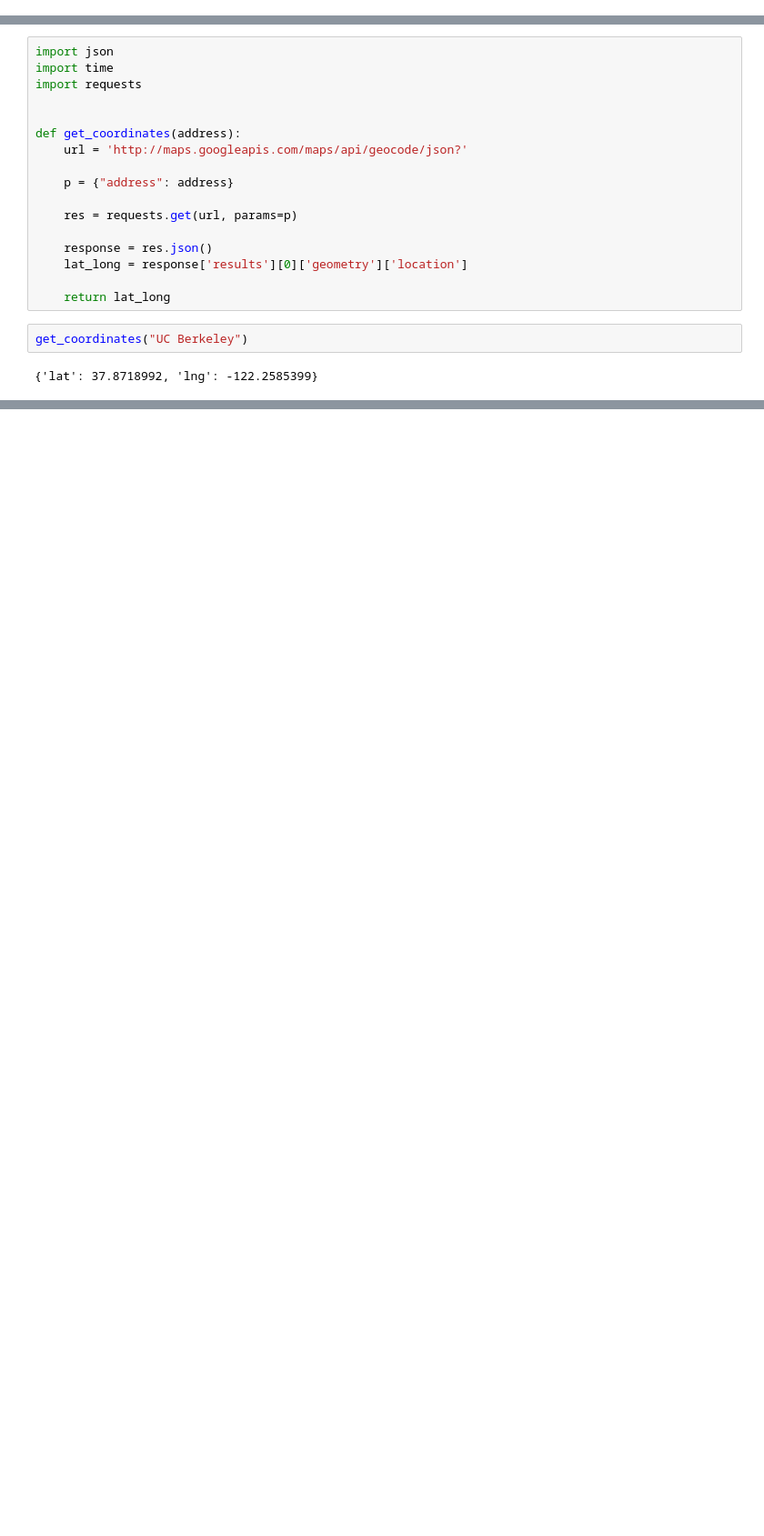
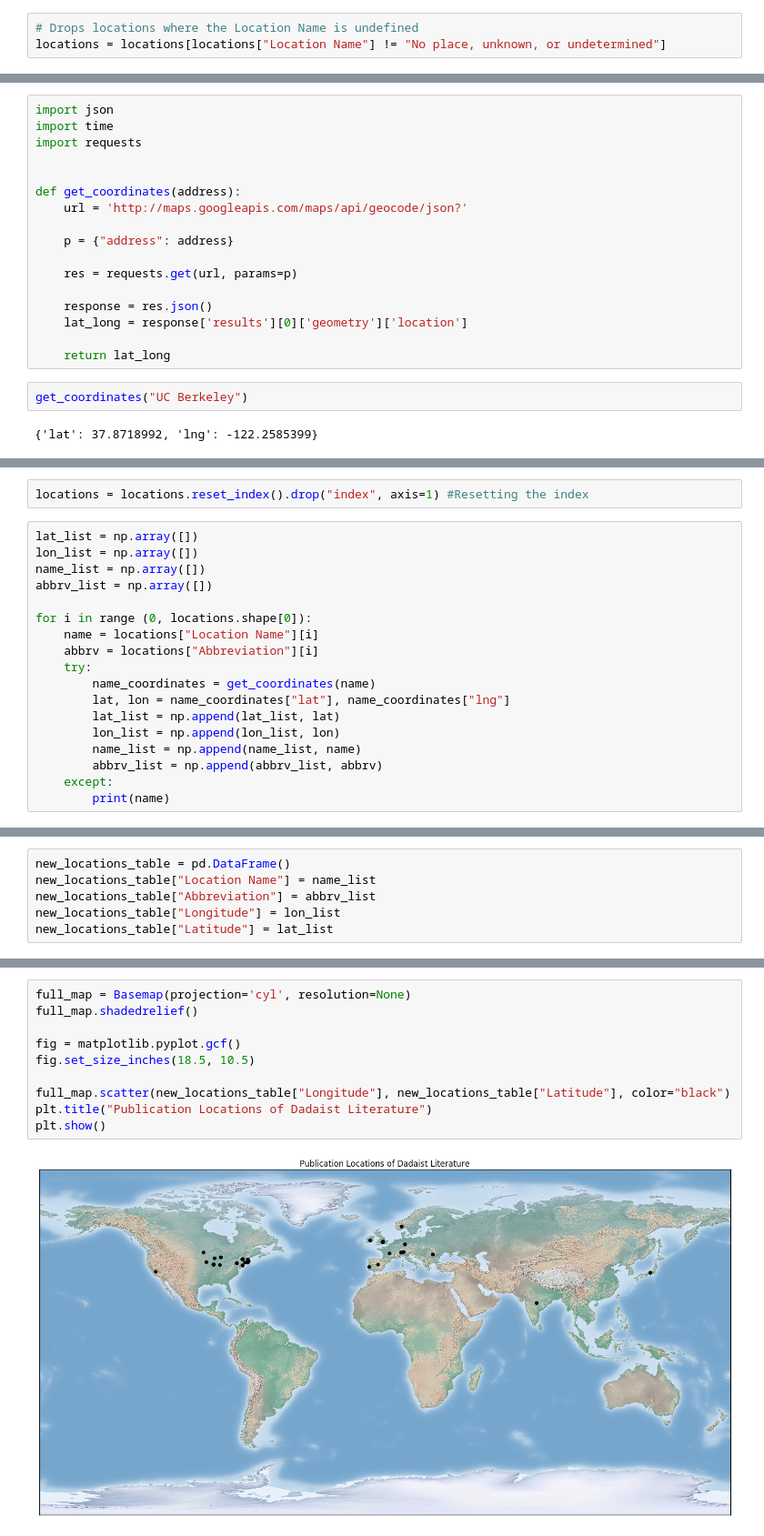
Before and after one commit to ds-modules/Library-HTRC, a Jupyter notebook: 03-mapping/Mapping the Books of the Dadaist Movement.ipynb, the cells around one changed output, grey strips where cells are left out. Shown at 91% size. Saved outputs shown, nothing was run; the diff lists cells and outputs as text; blank space fills up the shorter version.

```diff
--- a/03-mapping/Mapping the Books of the Dadaist Movement.ipynb
+++ b/03-mapping/Mapping the Books of the Dadaist Movement.ipynb
@@ -130,0 +345,3 @@ For some cities, it is unclear what cities correspond to the abbreviations above
+# %%
+# Drops locations where the Location Name is undefined
+locations = locations[locations["Location Name"] != "No place, unknown, or undetermined"]
@@ -175,0 +392,20 @@ marc_codes
+# %%
+locations = locations.reset_index().drop("index", axis=1) #Resetting the index
+# %%
+lat_list = np.array([])
+lon_list = np.array([])
+name_list = np.array([])
+abbrv_list = np.array([])
+
+for i in range (0, locations.shape[0]):
+    name = locations["Location Name"][i]
+    abbrv = locations["Abbreviation"][i]
+    try:
+        name_coordinates = get_coordinates(name)
+        lat, lon = name_coordinates["lat"], name_coordinates["lng"]
+        lat_list = np.append(lat_list, lat)
+        lon_list = np.append(lon_list, lon)
+        name_list = np.append(name_list, name)
+        abbrv_list = np.append(abbrv_list, abbrv)
+    except:
+        print(name)
@@ -175,0 +430,6 @@ marc_codes
+# %%
+new_locations_table = pd.DataFrame()
+new_locations_table["Location Name"] = name_list
+new_locations_table["Abbreviation"] = abbrv_list
+new_locations_table["Longitude"] = lon_list
+new_locations_table["Latitude"] = lat_list
@@ -175,0 +463,12 @@ marc_codes
+# %%
+full_map = Basemap(projection='cyl', resolution=None)
+full_map.shadedrelief()
+
+fig = matplotlib.pyplot.gcf()
+fig.set_size_inches(18.5, 10.5)
+
+full_map.scatter(new_locations_table["Longitude"], new_locations_table["Latitude"], color="black")
+plt.title("Publication Locations of Dadaist Literature")
+plt.show()
+# %% [output]
+[figure, added]
```
Also changed, not shown: parts of 40 cells of this notebook, 2 other files.
